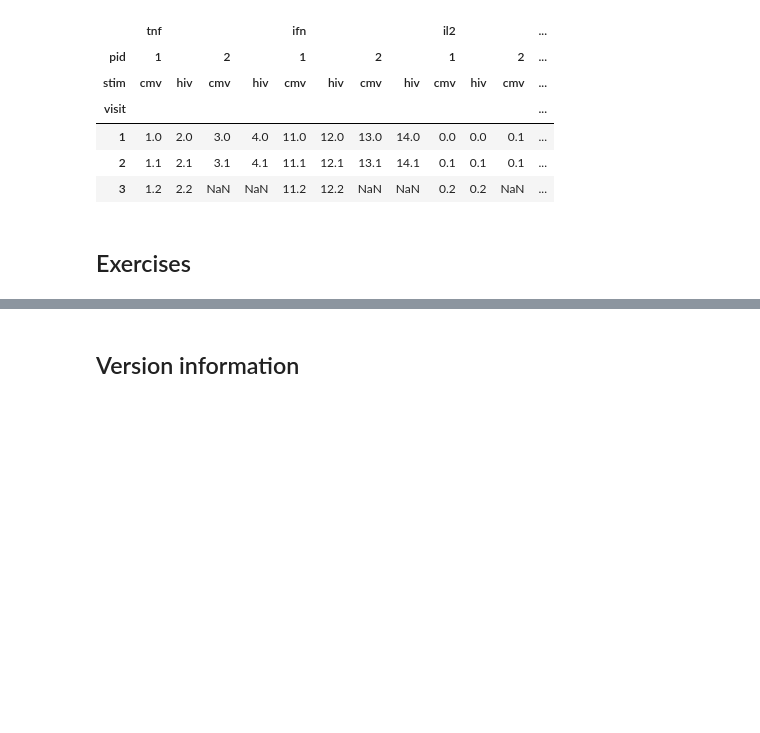
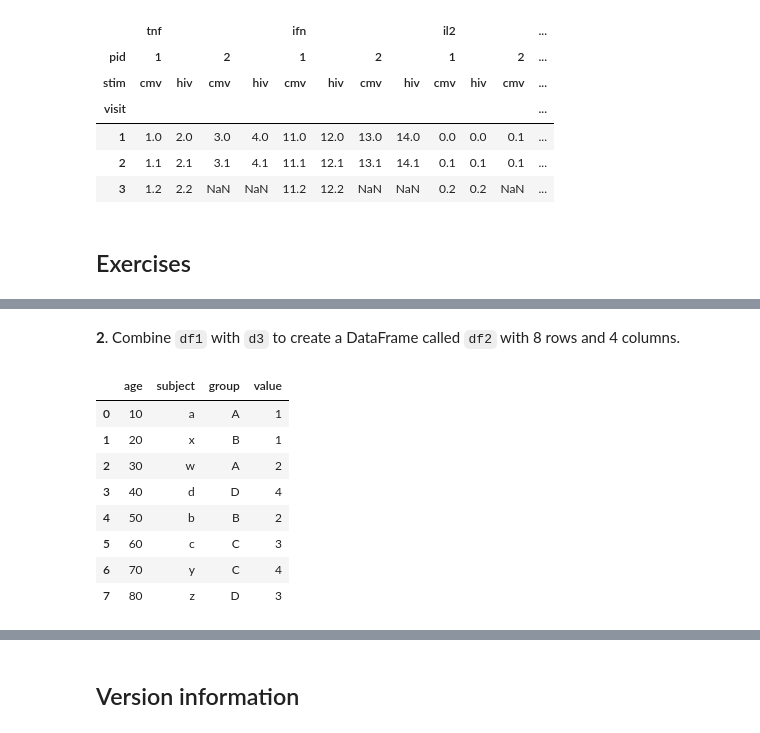
Before and after one commit to cliburn/cfar-data-workshop-2016, a Jupyter notebook: Introduction_to_Pandas.ipynb, the cells around one changed output, grey strips where cells are left out. Cells and saved outputs as stored; diff of their text form; code cells hidden in the pictures; blank space fills up the shorter version.

Commit message:
exercises for data notebooks

```diff
--- a/Introduction_to_Pandas.ipynb
+++ b/Introduction_to_Pandas.ipynb
@@ -706,0 +709,4 @@ df1.unstack(['pid', 'stim'])
+# %%
+d1 = pd.DataFrame({'subject': ['a', 'b', 'c', 'd'], 'group': ['A', 'B', 'C', 'D'], 'value': [1, 2, 3, 4]})
+d2 = pd.DataFrame({'subject': ['w', 'x', 'y', 'z'], 'group': ['A', 'B', 'C', 'D'], 'value': [2, 1, 4, 3]})
+d3 = pd.DataFrame({'subject': ['a', 'x', 'w', 'd', 'b', 'c', 'y', 'z'], 'age': [10, 20, 30, 40, 50, 60, 70, 80]})
@@ -706,0 +743,3 @@ df1.unstack(['pid', 'stim'])
+# %%
+df1 = pd.concat([d1, d2])
+df1
@@ -706,0 +756,15 @@ df1.unstack(['pid', 'stim'])
+# %% [markdown]
+**2**. Combine `df1` with `d3`  to create a DataFrame called `df2` with 8 rows and 4 columns.
+# %%
+df2 = pd.merge(d3, df1, on = 'subject')
+df2
+# %% [output]
+|  | age | subject | group | value |
+| 0 | 10 | a | A | 1 |
+| 1 | 20 | x | B | 1 |
+| 2 | 30 | w | A | 2 |
+| 3 | 40 | d | D | 4 |
+| 4 | 50 | b | B | 2 |
+| 5 | 60 | c | C | 3 |
+| 6 | 70 | y | C | 4 |
+| 7 | 80 | z | D | 3 |
```
Also changed, not shown: parts of 11 cells of this notebook, 3 other files.
